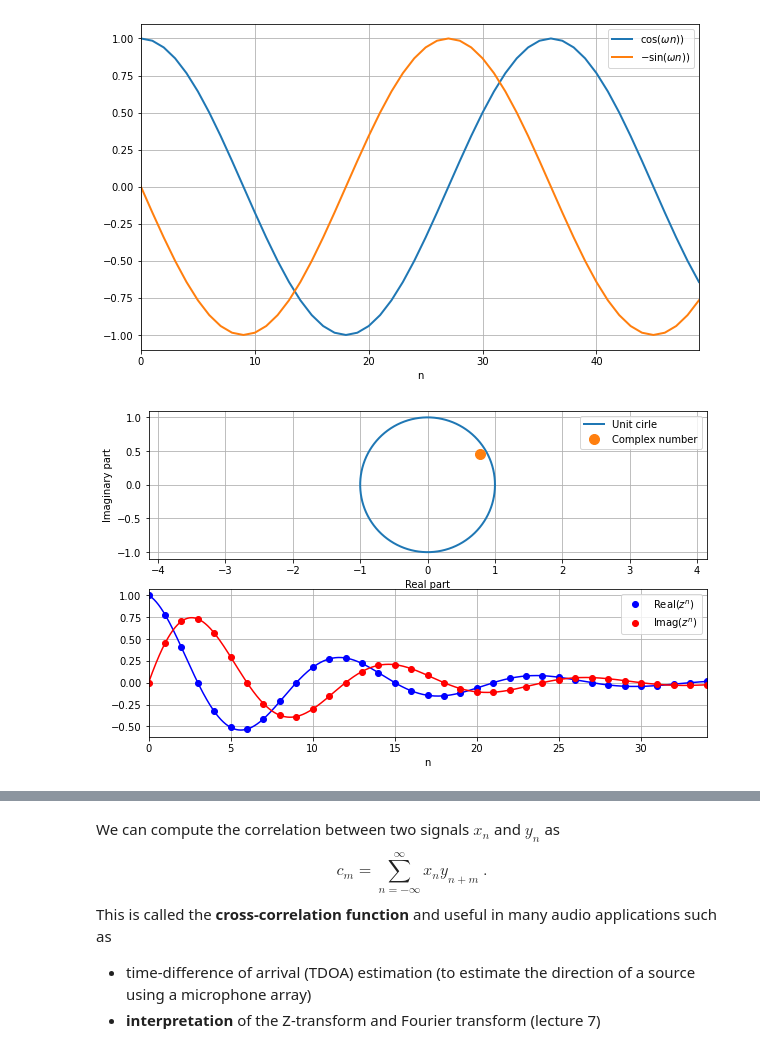
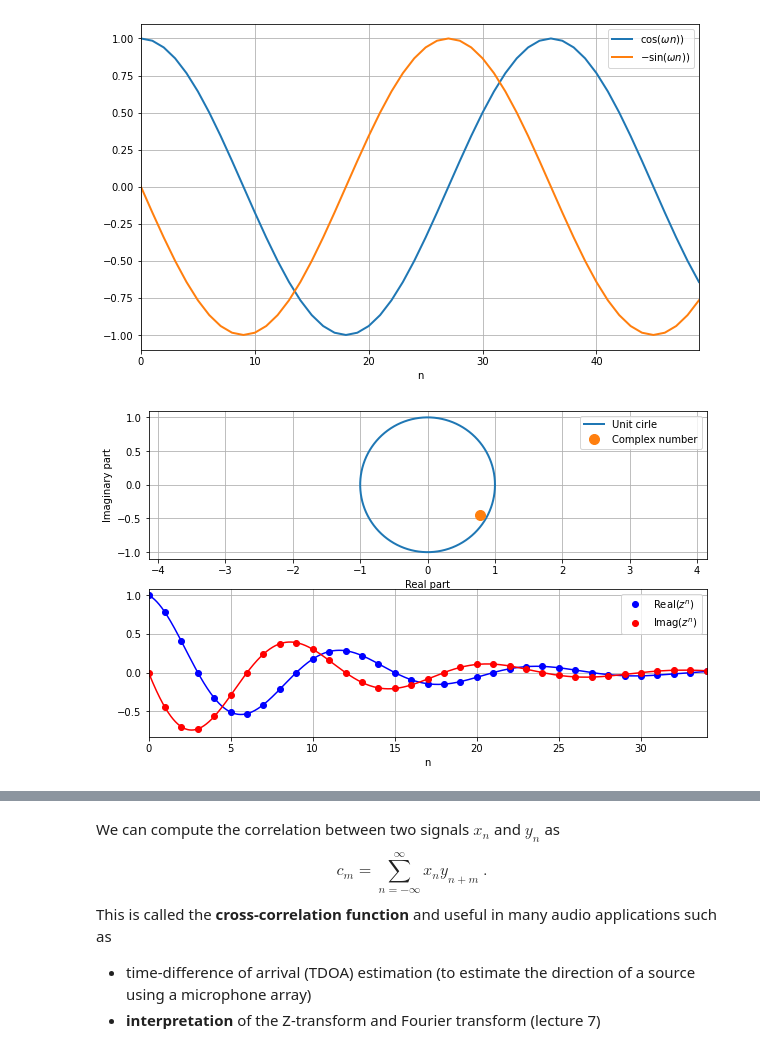
Before and after one commit to SMC-AAU-CPH/med4-ap-jupyter, a Jupyter notebook: lecture6_More_About_Filters/apLecture6.ipynb, the cells around one changed output, grey strips where cells are left out. Saved outputs shown, nothing was run; the diff lists cells and outputs as text; code cells hidden in the pictures.

```diff
--- a/lecture6_More_About_Filters/apLecture6.ipynb
+++ b/lecture6_More_About_Filters/apLecture6.ipynb
@@ -97,21 +97,21 @@ samplingIndices = np.arange(nData)
 unitCircle = np.exp(1j*2*np.pi*np.arange(1000)/1000)
 # %%
 magnitude = 0.9 # any nonnegative number
-digitalFreq = 30*np.pi/180 # radians/sample
+digitalFreq = -30*np.pi/180 # radians/sample
 complexNumber = magnitude*np.exp(1j*digitalFreq)
 genPhasor, overSampledGenPhasor, overSamplingIndices = computeGenPhasor(complexNumber, samplingIndices)
 
 plt.figure(figsize=(10,6)), plt.subplot(2,1,1).axis('equal')
 plt.plot(np.real(unitCircle), np.imag(unitCircle), linewidth=2, label='Unit cirle')
 plt.plot(np.real(complexNumber), np.imag(complexNumber),'o', markersize=10, label='Complex number'), plt.grid(True)
 plt.xlabel('Real part'), plt.ylabel('Imaginary part'), plt.legend(), plt.subplot(2,1,2)
 plt.plot(overSamplingIndices, np.real(overSampledGenPhasor), 'b')
 plt.plot(samplingIndices, np.real(genPhasor), 'bo', label='Real($z^{n}$)')
 plt.plot(overSamplingIndices, np.imag(overSampledGenPhasor), 'r')
 plt.plot(samplingIndices, np.imag(genPhasor), 'ro', label='Imag($z^{n}$)')
 plt.xlim((samplingIndices[0],samplingIndices[nData-1])), plt.grid(True), plt.xlabel('n'), plt.legend();
 # %% [output]
-[figure, old version]
+[figure, new version]
 # %% [markdown]
 ### Correlation
 How do you rank the signals in terms of similarity to $x_n$?
```
